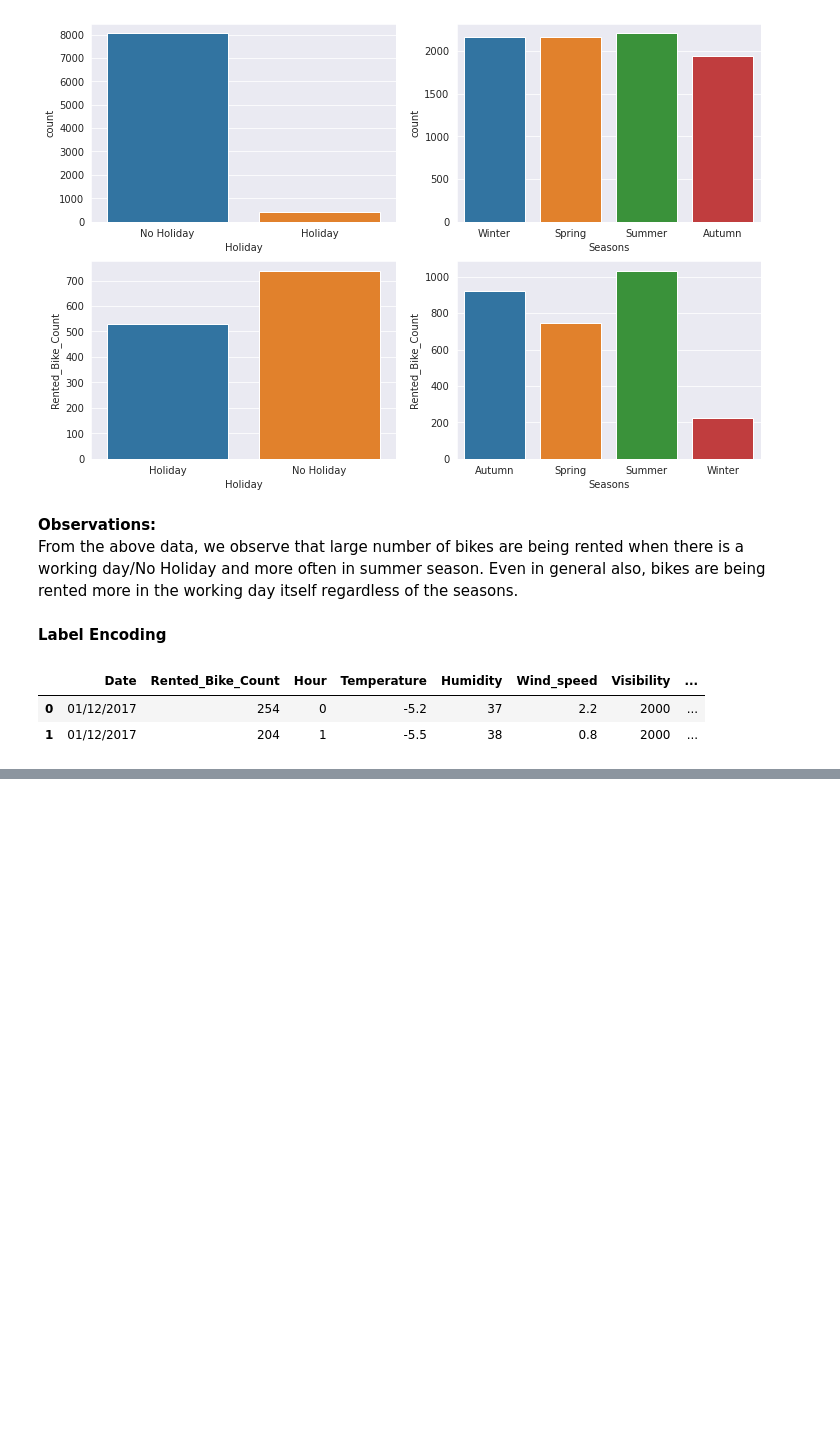
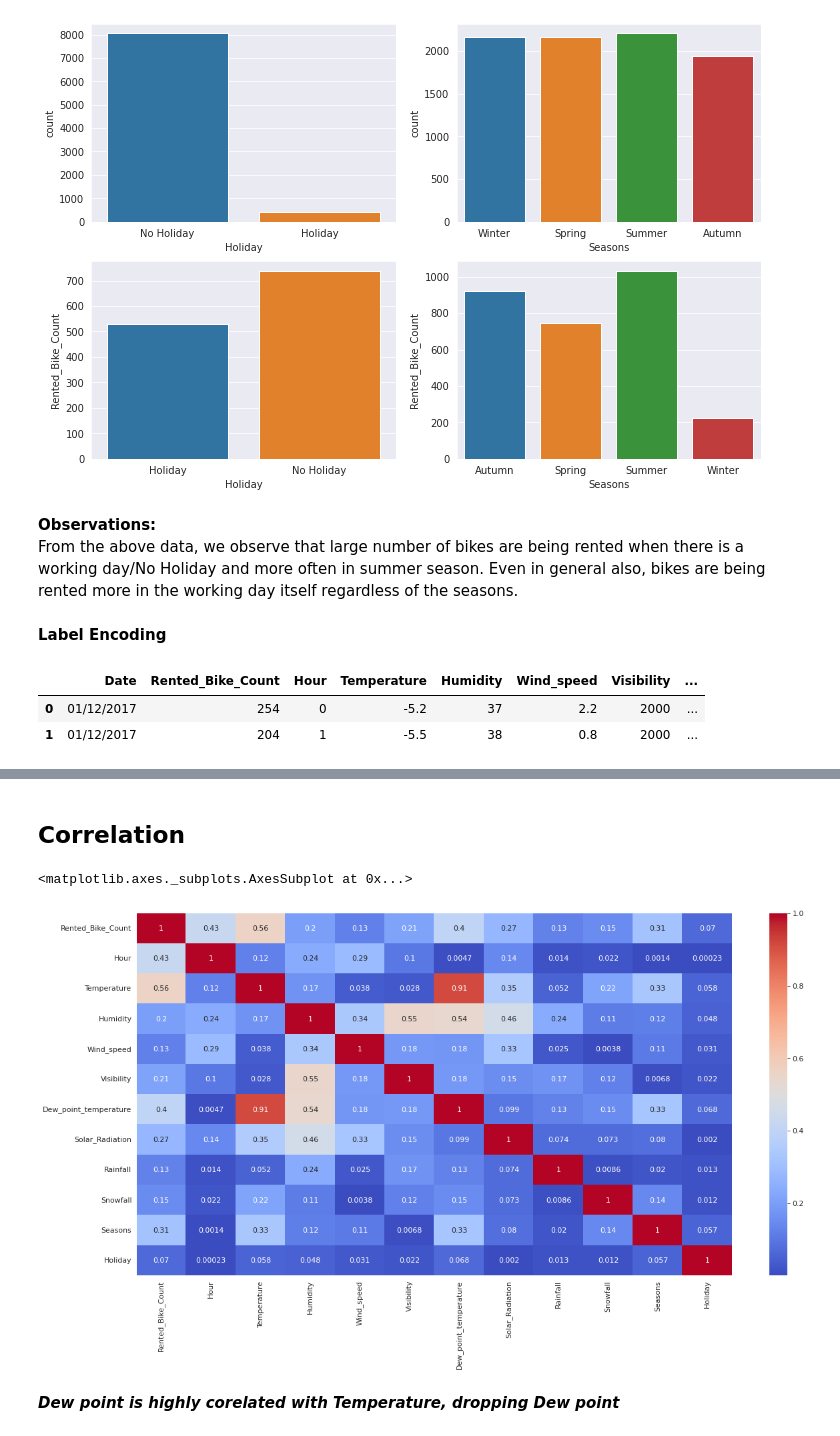
Before and after one commit to victorious07/Seoul-Bike-Sharing-Demand-Prediction, a Jupyter notebook: Seoul_Bike_Sharing_Demand_Prediction_Capstone_Project.ipynb, the cells around one changed output, grey strips where cells are left out. Saved outputs shown, nothing was run; the diff lists cells and outputs as text; code cells hidden in the pictures; blank space fills up the shorter version.

```diff
--- a/Seoul_Bike_Sharing_Demand_Prediction_Capstone_Project.ipynb
+++ b/Seoul_Bike_Sharing_Demand_Prediction_Capstone_Project.ipynb
@@ -243,0 +330,10 @@ seoul_bike_df.head(2)
+# %% [markdown]
+## **Correlation**
+# %%
+plt.figure(figsize=(20,10))
+sns.heatmap(seoul_bike_df.corr().abs(),annot=True,cmap='coolwarm')
+# %% [output]
+<matplotlib.axes._subplots.AxesSubplot at 0x...>
+[figure, added]
+# %% [markdown]
+***Dew point is highly corelated with Temperature, dropping Dew point***
```
Also changed, not shown: parts of 18 cells of this notebook.
